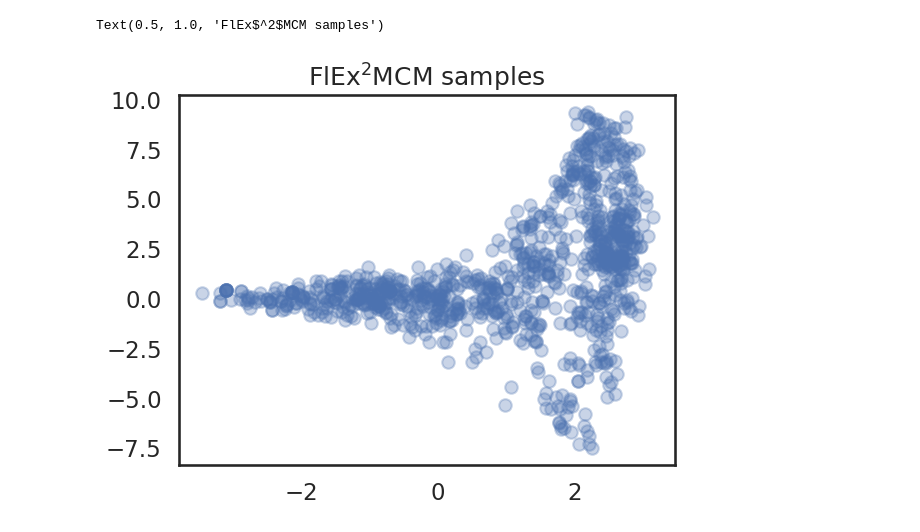
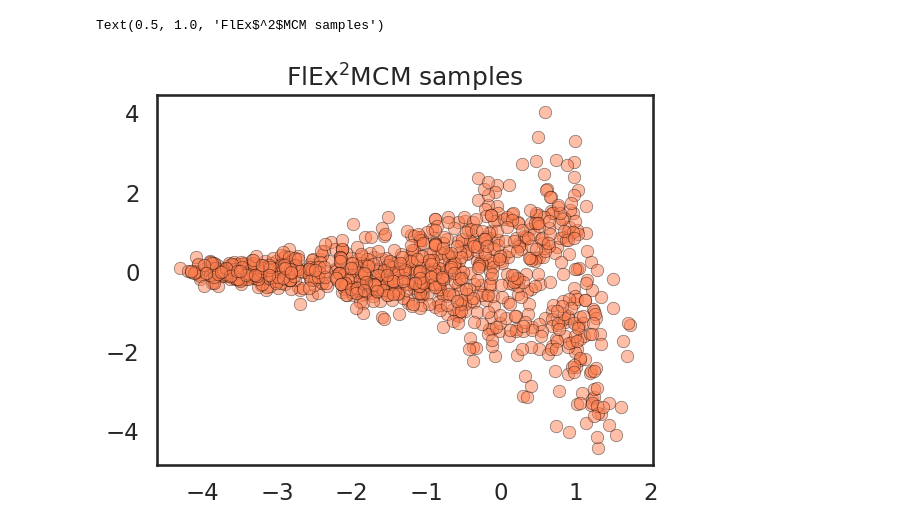
Before and after one commit to svsamsonov/ex2mcmc_new, a Jupyter notebook: colab_notebooks/flex2mcmc_funnel.ipynb, the cells around one changed output. Cells and saved outputs as stored; diff of their text form; code cells hidden in the pictures.

```diff
--- a/colab_notebooks/flex2mcmc_funnel.ipynb
+++ b/colab_notebooks/flex2mcmc_funnel.ipynb
@@ -122,9 +104,10 @@ def plot_result(
 
     fig.tight_layout()
 # %%
+SEED = 45
 N_CHAINS = 1
 N_SAMPLES = 1000
-BURN_IN = 1000
+BURN_IN = 500
 
 PROJ_DIM1 = -1
 PROJ_DIM2 = -2
@@ -178,13 +161,14 @@ class Funnel(object):
 # %%
 dim = 100
-funnel = Funnel(dim=dim, a=2)
+funnel = Funnel(dim=dim)
 ax = plt.subplot()
 funnel.plot_2d_countour(ax)
 
-random_seed(42)
+random_seed(SEED)
 start_funnel = torch.randn((N_CHAINS, funnel.dim))
+
 proj_slice = [-2, -1]
-plt.scatter(*start_funnel[:, proj_slice].T, s=10, label='starting points')
+plt.scatter(*start_funnel[:, proj_slice].T, s=30, c='coral', edgecolors='black', linewidth=0.5, alpha=0.5, label='starting points', marker='o')
 plt.title('Funnel')
 plt.legend()
 plt.show()
@@ -238,34 +222,33 @@ Text(0.5, 1.0, 'Ex$^2$MCMC samples')
 # %%
 step_size = 0.1
 target_acceptance = 0.67
-n_particles = 2000
+n_particles = 200
 n_mala_steps = 5
-train_steps = 200
-batch_size = 300
-prior_scale = 3
-backward_kl_weight = 0.1
-forward_kl_weight = 1 - backward_kl_weight
+train_steps = 1000
+batch_size = 10
+prior_scale = 5.
 
+random_seed(SEED)
 proposal = RNVP(num_blocks=4, dim=dim, device=device, scale=prior_scale)
-opt = torch.optim.Adam(proposal.parameters(), 5e-4)
+opt = torch.optim.Adam(proposal.parameters(), 1e-4)
 proposal.optim = opt
 proposal.train()
 proposal.scheduler = torch.optim.lr_scheduler.LambdaLR(
-    opt, lambda it: int(it < train_steps)
+    opt, lambda it: int(it < train_steps) #* (1 + it / train_steps)
 )
 
-random_seed(42)
-
 # train
-_, meta = flex2mcmc(
-    proposal.prior.sample((batch_size,)),
+backward_kl_weight = 0.1
+forward_kl_weight = 1 - backward_kl_weight
+outs, meta = flex2mcmc(
+    proposal.sample((batch_size,)).to(device),
     funnel,
     proposal,
     1,
     train_steps,
     step_size=step_size,
-    n_particles=100,
-    n_mala_steps=10,
+    n_particles=n_particles,
+    n_mala_steps=n_mala_steps,
     forward_kl_weight=forward_kl_weight,
     backward_kl_weight=backward_kl_weight,
     target_acceptance=target_acceptance,
@@ -287,7 +275,8 @@ Text(0.5, 1.0, 'NF samples')
 # %%
 # sample
-# step_size = 0.1
+step_size = 0.1
 
+random_seed(SEED)
 chains, meta = flex2mcmc(
     start_funnel.to(device),
     funnel,
@@ -297,7 +286,7 @@ chains, meta = flex2mcmc(
     step_size=step_size,
     n_particles=n_particles,
     n_mala_steps=n_mala_steps,
-    target_acceptance=None, #target_acceptance,
+    target_acceptance=target_acceptance,
     verbose=True)
 chains = chains.detach().cpu()
 # %%
@@ -314,6 +303,6 @@ plt.show()
 # %%
-plt.scatter(chains.view(-1, dim)[:, PROJ_DIM1], chains.view(-1, dim)[:, PROJ_DIM2], alpha=0.3)
+plt.scatter(chains.view(-1, dim)[:, PROJ_DIM1], chains.view(-1, dim)[:, PROJ_DIM2], c='coral', edgecolors='black', linewidth=0.5, alpha=0.5, marker='o',)
 plt.title(r'FlEx$^2$MCM samples')
 # %% [output]
 Text(0.5, 1.0, 'FlEx$^2$MCM samples')
-[figure, old version]
+[figure, new version]
```
Also changed, not shown: parts of 16 cells of this notebook.
